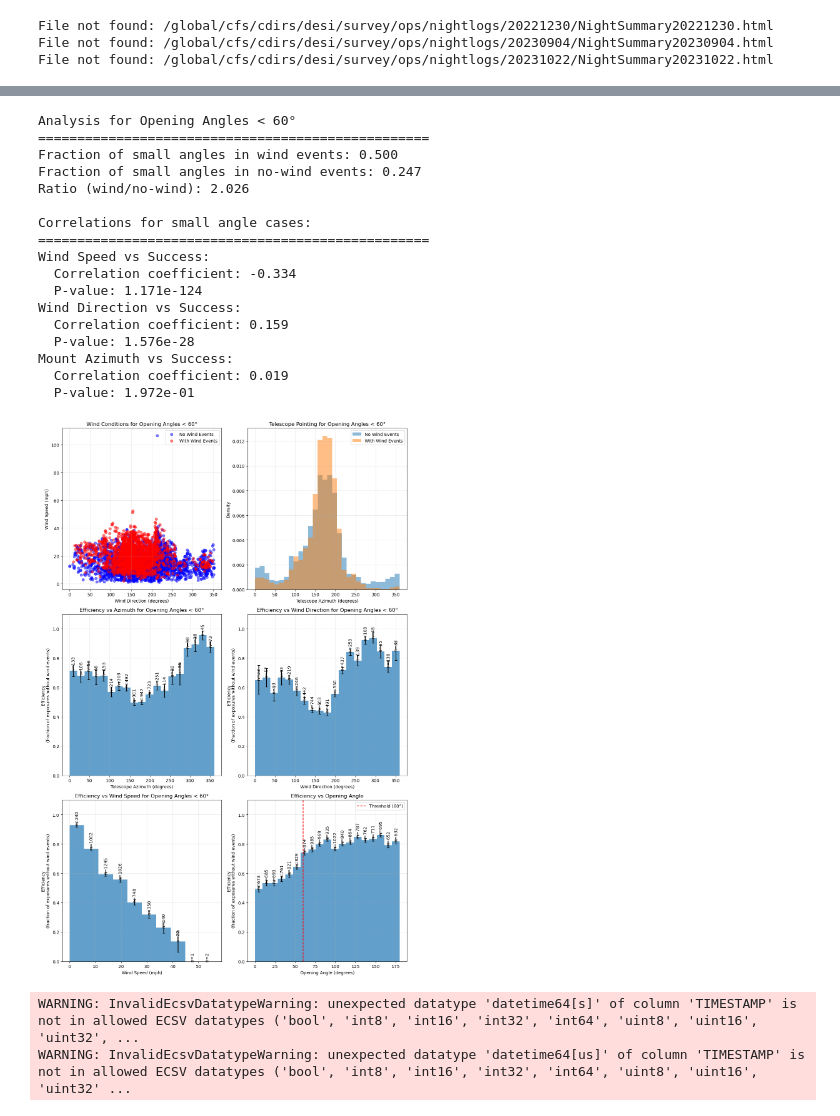
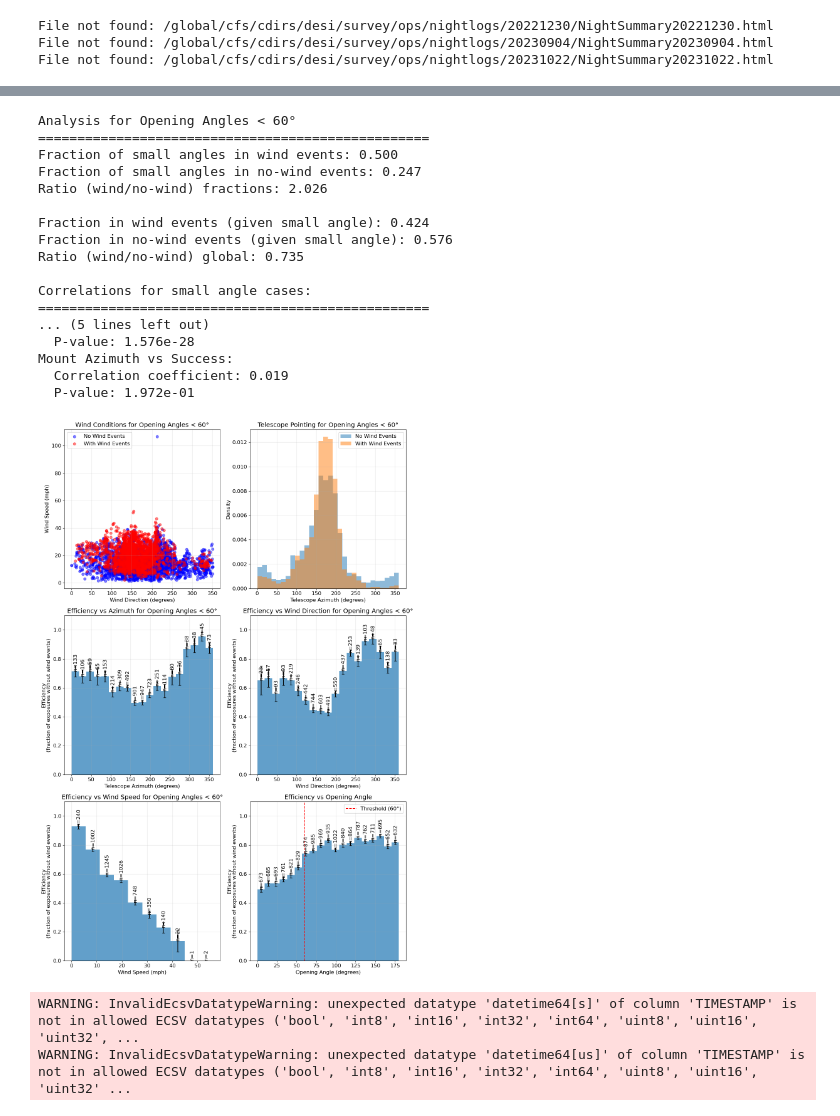
Before and after one commit to forero/wind_effects, a Jupyter notebook: plot_exposure_data.ipynb, the cells around one changed output, grey strips where cells are left out. Drawn from its saved outputs; the diff is of its cells as text; code cells hidden in the pictures.

```diff
--- a/plot_exposure_data.ipynb
+++ b/plot_exposure_data.ipynb
@@ -518,3 +453,0 @@ def plot_cumulative_distributions(df):
-# %%
-# Create the plot
-fig, axes = plot_cumulative_distributions(new_exposure_table)
@@ -615,7 +466,7 @@ def plot_wind_speed_vs_angle_2dhist_no_backup(df):
     """
     # Set up the figure and subplots
     fig, axes = plt.subplots(1, 2, figsize=(12, 5))
-    fig.suptitle('Wind Speed vs Opening Angle\nSplit by Wind/Shake Events (DARK and BRIGHT only)')
+    fig.suptitle('Wind Speed vs Opening Angle\nSplit by Gust/Shake Events (DARK and BRIGHT only)')
 
     # Create mask for DARK and BRIGHT programs
     program_mask = df['PROGRAM'].isin(['DARK', 'BRIGHT'])
@@ -675,7 +526,7 @@ def plot_wind_speed_vs_angle_2dhist_no_backup(df):
         ax.set_xlabel('Wind Speed Average (mph)')
         if i == 0:
             ax.set_ylabel('Opening Angle (degrees)')
-        ax.set_title(f'{title_prefix} Wind/Shake Events')
+        ax.set_title(f'{title_prefix} Gust/Shake Events')
 
         # Set axis limits
         ax.set_ylim(0, 180)
@@ -702,10 +628,10 @@ plt.savefig('summary_2d_no_backup.jpg')
 # %%
-dark_high_speed = (new_exposure_table['WIND_SPEED_AVG']>30.0) & (new_exposure_table['PROGRAM']=='DARK')
+program_mask = new_exposure_table['PROGRAM'].isin(['DARK', 'BRIGHT'])
 high_speed = (new_exposure_table['WIND_SPEED_AVG']>30.0)
 with_shake = (new_exposure_table['WIND_SHAKE_SUM']+new_exposure_table['WIND_GUST_SUM'])>0
 high_variance = (new_exposure_table['WIND_SPEED_STD']>4.0)
 
-print(np.count_nonzero(high_speed & with_shake))
-print(np.count_nonzero(high_speed & ~with_shake))
+print(np.count_nonzero(high_speed & with_shake & program_mask))
+print(np.count_nonzero(high_speed & ~with_shake & program_mask))
 print(np.count_nonzero(high_variance))
 # %% [output]
@@ -943,17 +868,15 @@ def save_wind_analysis(analysis, output_file='wind_analysis.txt'):
             f.write(f"Timestamp: {mention['timestamp']}\n")
             f.write(f"Comment: {mention['comment']}\n")
 # %%
-# Example usage:
-
-# Assuming you have already run the nightlog search:
-results = search_nightlogs_for_dataframe(new_exposure_table[high_speed & with_shake])
-
 # Analyze wind comments
-analysis = analyze_wind_comments(results)
+analysis_results_with_shake = analyze_wind_comments(results_with_shake)
 
 # Print the analysis
-print_wind_analysis(analysis)
+print_wind_analysis(analysis_results_with_shake)
+
+# Save the analysis
+save_wind_analysis(analysis_results_with_shake, output_file='wind_analysis_with_shake.txt')
 
 # Or access specific information
-print(f"Number of exposures with wind issues: {analysis['wind_related_exposures']}")
+print(f"Number of exposures with wind issues: {analysis_results_with_shake['wind_related_exposures']}")
 # %% [output]
@@ -1224,12 +1109,16 @@ def analyze_wind_angle_conditions(df, angle_threshold=60):
         subset = df[mask]
         if len(subset) == 0:
             return 0
-        return np.mean(subset['WIND_OPENING_ANGLE'] < angle_threshold)
+        return np.count_nonzero(subset['WIND_OPENING_ANGLE'] < angle_threshold)/len(df[mask])
 
     fraction_with_wind = get_fraction(wind_events)
     fraction_no_wind = get_fraction(no_wind_events)
 
     ratio = fraction_with_wind / fraction_no_wind if fraction_no_wind > 0 else np.nan
+    ratio_global = np.count_nonzero(wind_events & small_angle) / np.count_nonzero(no_wind_events & small_angle)
+    tot = np.count_nonzero(wind_events & small_angle) + np.count_nonzero(no_wind_events & small_angle)
+    fraction_with_wind_small_angle = np.count_nonzero(wind_events & small_angle)/tot
+    fraction_no_wind_small_angle = np.count_nonzero(no_wind_events & small_angle)/tot
 
     # Analyze conditions for successful small-angle observations
     success_mask = small_angle & no_wind_events
@@ -1349,7 +1238,12 @@ def analyze_wind_angle_conditions(df, angle_threshold=60):
     print("=" * 50)
     print(f"Fraction of small angles in wind events: {fraction_with_wind:.3f}")
     print(f"Fraction of small angles in no-wind events: {fraction_no_wind:.3f}")
-    print(f"Ratio (wind/no-wind): {ratio:.3f}")
+    print(f"Ratio (wind/no-wind) fractions: {ratio:.3f}")
+    print("")
+    print(f"Fraction in wind events (given small angle): {fraction_with_wind_small_angle:.3f}")
+    print(f"Fraction in no-wind events (given small angle): {fraction_no_wind_small_angle:.3f}")
+    print(f"Ratio (wind/no-wind) global: {ratio_global:.3f}")
+
 
     # Calculate correlations for small angle cases
     small_angle_data = df[small_angle].copy()
@@ -1451,40 +1345,40 @@ def analyze_wind_angle_conditions(df, angle_threshold=60):
 
     axes[2,1].set_xlabel('Opening Angle (degrees)')
     axes[2,1].set_ylabel('Efficiency\n(fraction of exposures without wind events)')
     axes[2,1].set_title('Efficiency vs Opening Angle')
     axes[2,1].grid(True, alpha=0.3)
     axes[2,1].set_ylim(0, 1.1)
     axes[2,1].axvline(x=angle_threshold, color='r', linestyle='--',
                       label=f'Threshold ({angle_threshold}°)')
     axes[2,1].legend()
 
     plt.tight_layout()
     plt.savefig('full_analysis_small_opening_angle.jpg')
     return fig, axes
 
 # Example usage:
 
 # Run the analysis
 fig, axes = analyze_wind_angle_conditions(new_exposure_table, angle_threshold=60)
 # %% [output]
 Analysis for Opening Angles < 60°
 ==================================================
 Fraction of small angles in wind events: 0.500
 Fraction of small angles in no-wind events: 0.247
-Ratio (wind/no-wind): 2.026
+Ratio (wind/no-wind) fractions: 2.026
+
+Fraction in wind events (given small angle): 0.424
+Fraction in no-wind events (given small angle): 0.576
+Ratio (wind/no-wind) global: 0.735
 
 Correlations for small angle cases:
 ==================================================
-Wind Speed vs Success:
-  Correlation coefficient: -0.334
-  P-value: 1.171e-124
-Wind Direction vs Success:
-  Correlation coefficient: 0.159
+... (5 lines left out)
   P-value: 1.576e-28
 Mount Azimuth vs Success:
   Correlation coefficient: 0.019
   P-value: 1.972e-01
-[figure, old version]
+[figure, new version]
 # %%
 # %% [output]
 WARNING: InvalidEcsvDatatypeWarning: unexpected datatype 'datetime64[s]' of column 'TIMESTAMP' is not in allowed ECSV datatypes ('bool', 'int8', 'int16', 'int32', 'int64', 'uint8', 'uint16', 'uint32', ...
```
Also changed, not shown: parts of 23 cells of this notebook.
